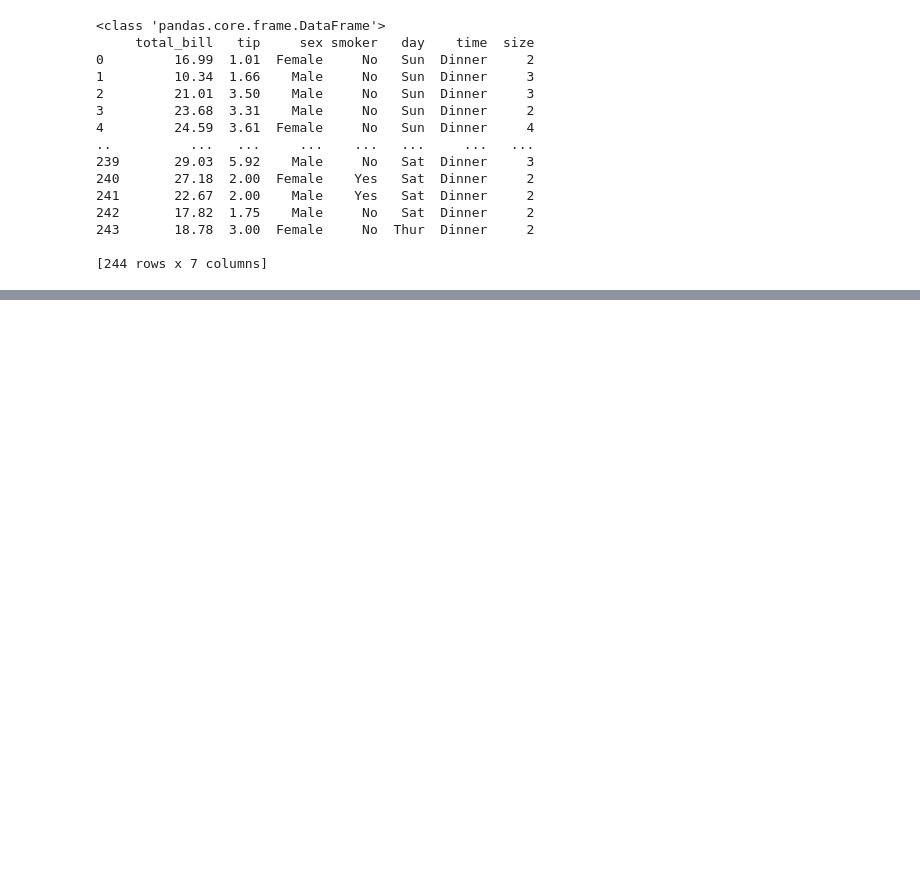
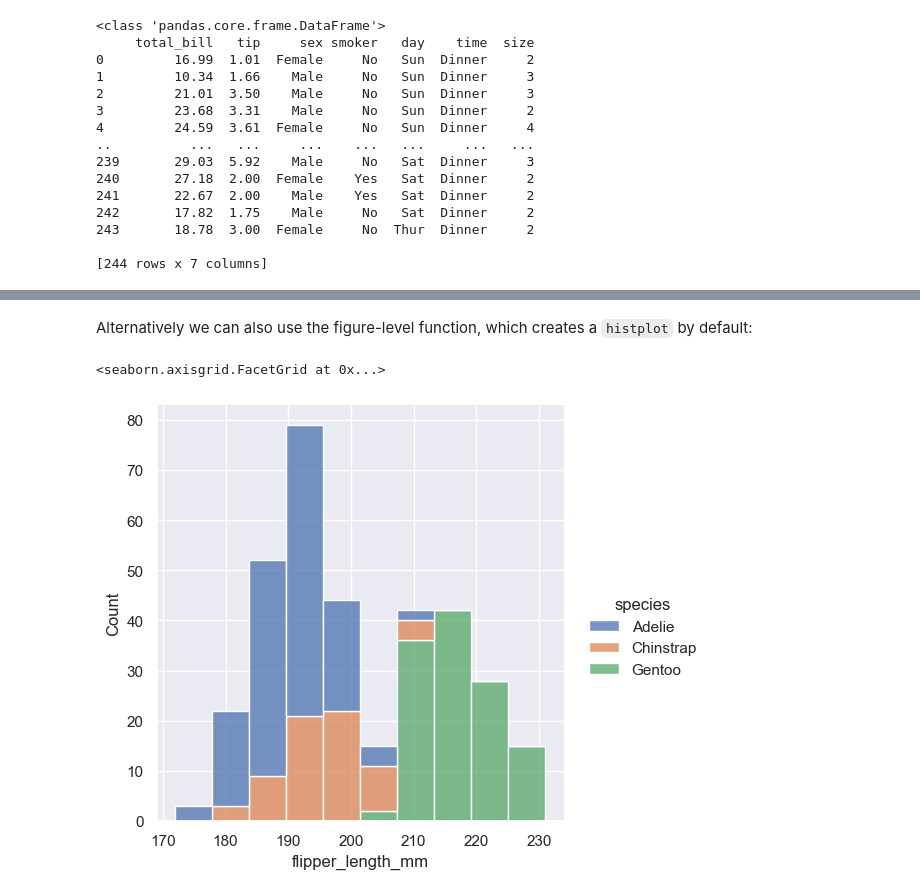
Before and after one commit to kierandidi/python_for_scientists, a Jupyter notebook: notebooks/10_plotting_basics.ipynb, the cells around one changed output, grey strips where cells are left out. Drawn from its saved outputs; the diff is of its cells as text; code cells hidden in the pictures; blank space fills up the shorter version.

```diff
--- a/notebooks/10_plotting_basics.ipynb
+++ b/notebooks/10_plotting_basics.ipynb
@@ -37,0 +69,7 @@ fig = sns.relplot(data=tips, x="total_bill", y="tip", col="time", hue='smoker',
+# %% [markdown]
+Alternatively we can also use the figure-level function, which creates a `histplot` by default:
+# %%
+sns.displot(data=penguins, x="flipper_length_mm", hue="species", multiple="stack")
+# %% [output]
+<seaborn.axisgrid.FacetGrid at 0x...>
+[figure, added]
```
Also changed, not shown: parts of 30 cells of this notebook.
